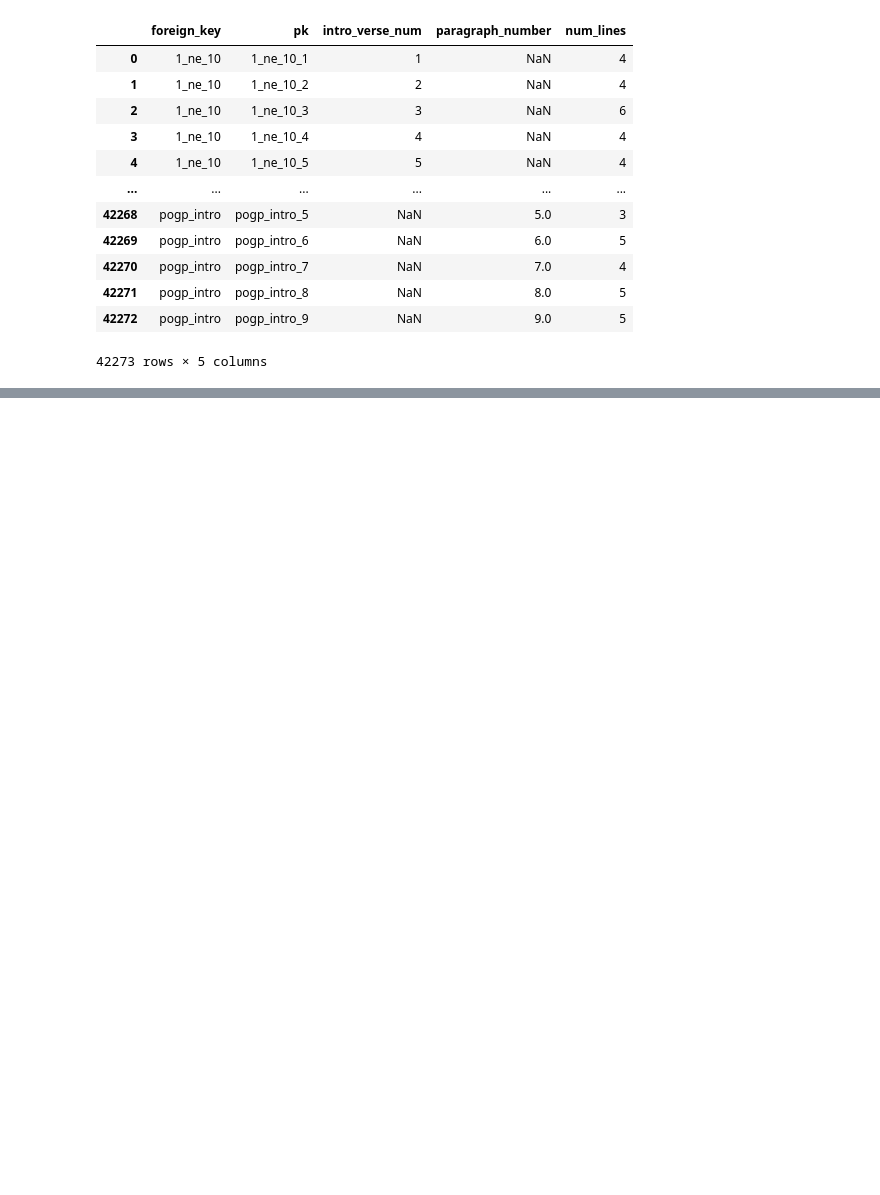
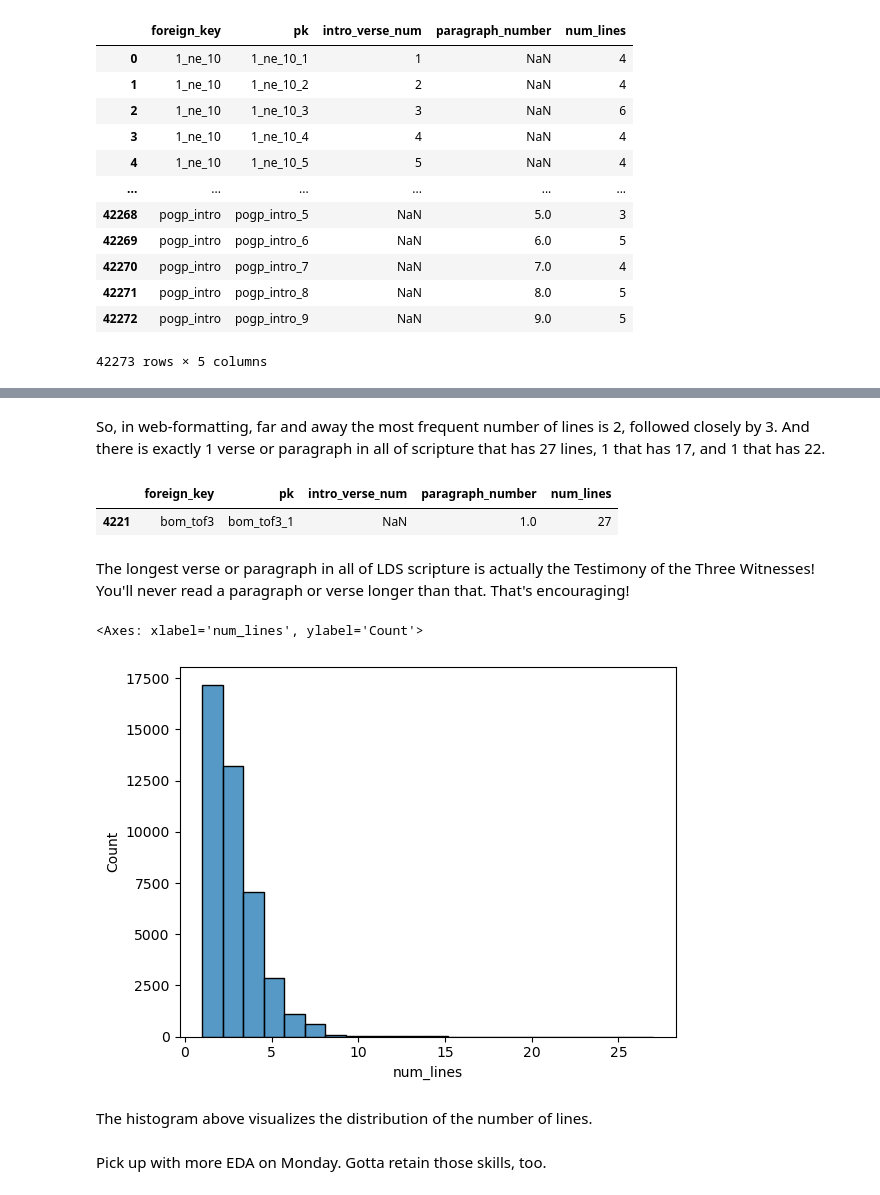
Before and after one commit to bfranx62/come-follow-me-breakdown-builder, a Jupyter notebook: Book of Mormon Webscraping File.ipynb, the cells around one changed output, grey strips where cells are left out. Cells and saved outputs as stored; diff of their text form; code cells hidden in the pictures; blank space fills up the shorter version.

```diff
--- a/Book of Mormon Webscraping File.ipynb
+++ b/Book of Mormon Webscraping File.ipynb
@@ -1463,0 +1528,22 @@ dtype: object
+# %% [markdown]
+So, in web-formatting, far and away the most frequent number of lines is 2, followed closely by 3. And there is exactly 1 verse or paragraph in all of scripture that has 27 lines, 1 that has 17, and 1 that has 22.
+# %%
+longest_verse = all_verse_lines[all_verse_lines['num_lines'] == 27]
+longest_verse
+# %% [output]
+|  | foreign_key | pk | intro_verse_num | paragraph_number | num_lines |
+| 4221 | bom_tof3 | bom_tof3_1 | NaN | 1.0 | 27 |
+# %% [markdown]
+The longest verse or paragraph in all of LDS scripture is actually the Testimony of the Three Witnesses! You'll never read a paragraph or verse longer than that. That's encouraging!
+# %%
+import seaborn as sns
+import matplotlib.pyplot as plt
+
+sns.histplot(all_verse_lines['num_lines'], bins = 22)
+# %% [output]
+<Axes: xlabel='num_lines', ylabel='Count'>
+[figure, added]
+# %% [markdown]
+The histogram above visualizes the distribution of the number of lines.
+# %% [markdown]
+Pick up with more EDA on Monday. Gotta retain those skills, too.
```
Also changed, not shown: parts of 60 cells of this notebook.
